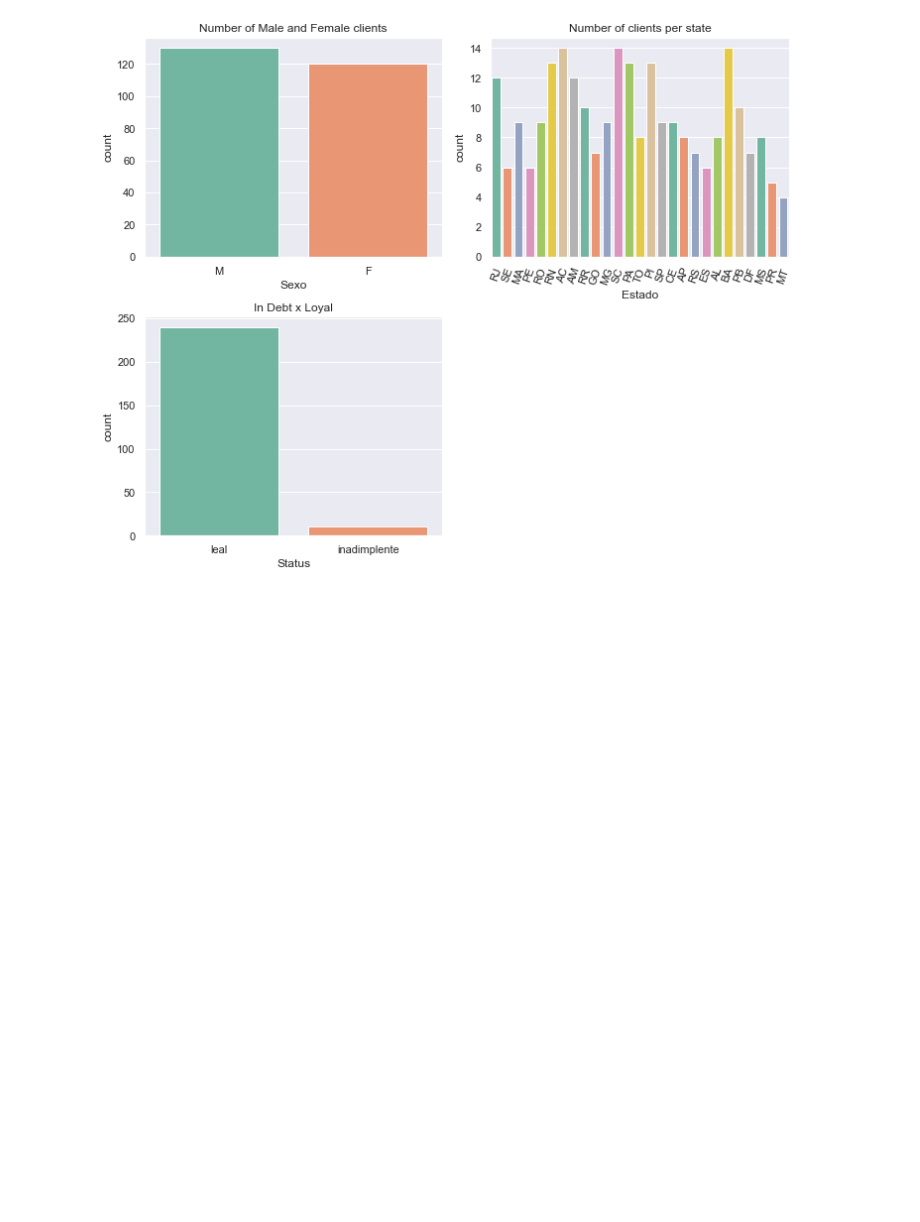
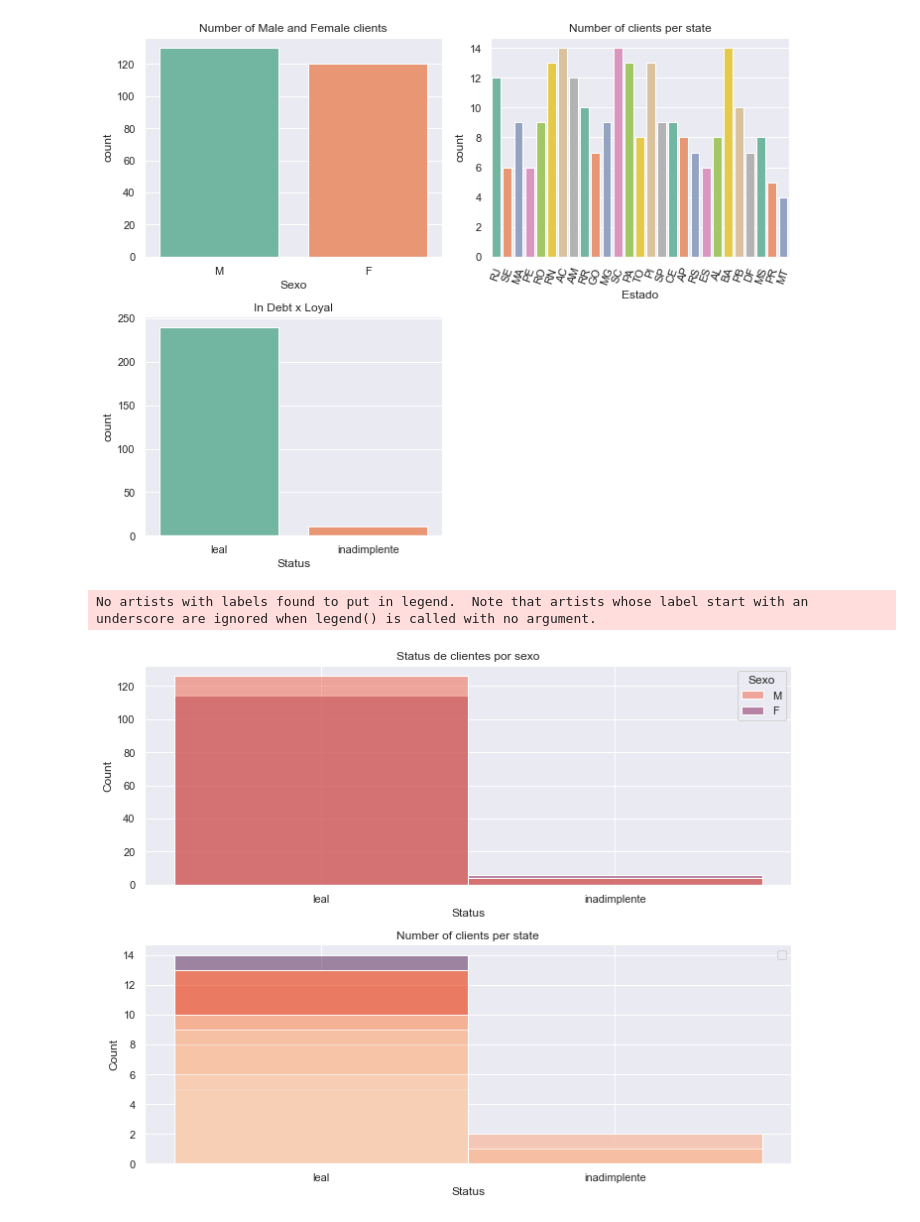
Before and after one commit to Massato01/WBK-Clients-Prediction, a Jupyter notebook: scripts/WBKClientsEDA.ipynb, the cells around one changed output. Saved outputs shown, nothing was run; the diff lists cells and outputs as text; code cells hidden in the pictures; blank space fills up the shorter version.

```diff
--- a/scripts/WBKClientsEDA.ipynb
+++ b/scripts/WBKClientsEDA.ipynb
@@ -148,6 +148,26 @@ plt.tight_layout()
 plt.show()
 # %% [output]
 [figure]
+# %%
+sns.set_theme(style="darkgrid")
+
+plt.figure(figsize=(10, 8))
+
+plt.subplot(2, 1, 1)
+sns.histplot(data = df_NND, x = 'Status', hue = 'Sexo',palette = 'rocket_r');
+plt.title('Status de clientes por sexo')
+
+plt.subplot(2, 1, 2)
+sns.histplot(data = df_NND, x = 'Status', hue = 'Estado', palette = 'rocket_r');
+plt.title('Number of clients per state')
+plt.legend(loc = 'best')
+
+
+plt.tight_layout()
+plt.show()
+# %% [output]
+No artists with labels found to put in legend.  Note that artists whose label start with an underscore are ignored when legend() is called with no argument.
+[figure, added]
 # %%
 fig = px.histogram(df_NND, x = 'Status', color = 'Sexo',
                    title = 'Status de clientes por sexo')
```
